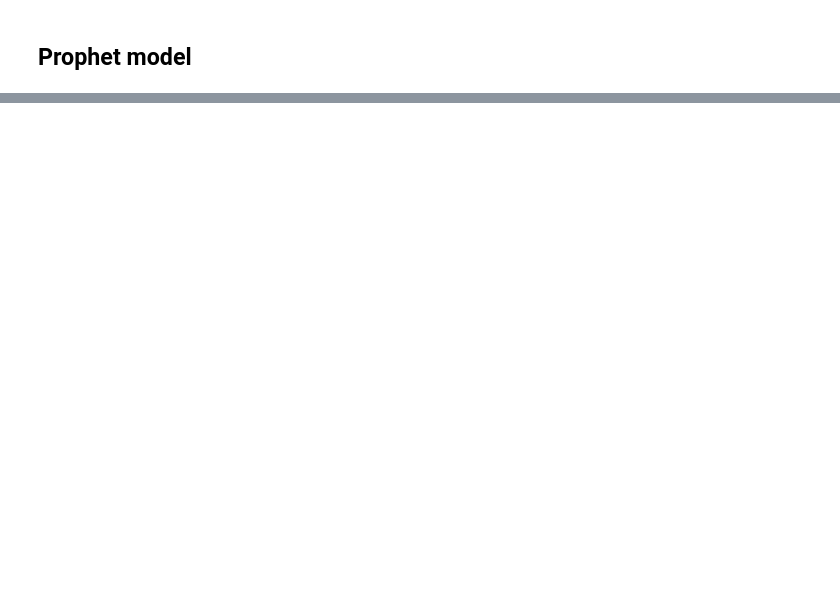
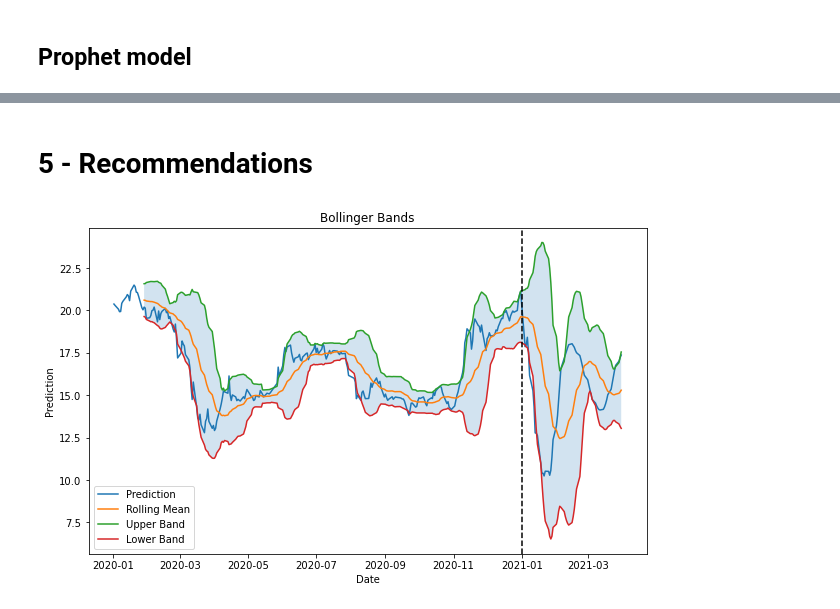
Before and after one commit to nataliegref/Value-Investor, a Jupyter notebook: Fifth project May 24.ipynb, the cells around one changed output, grey strips where cells are left out. Saved outputs shown, nothing was run; the diff lists cells and outputs as text; code cells hidden in the pictures; blank space fills up the shorter version.

```diff
--- a/Fifth project May 24.ipynb
+++ b/Fifth project May 24.ipynb
@@ -630,0 +780,42 @@ model_prophet(data1M)
+# %% [markdown]
+# 5 - Recommendations
+# %%
+def BB(df):
+    # Assuming your DataFrame is named 'df' and 'Prediction' is the column of interest
+    window = 20  # Bollinger Bands window size
+    std_dev = 2  # Standard deviation for the bands
+
+    # Calculate the rolling mean and standard deviation
+    rolling_mean = df['Prediction'].rolling(window=window).mean()
+    rolling_std = df['Prediction'].rolling(window=window).std()
+
+    # Calculate the upper and lower bands
+    upper_band = rolling_mean + std_dev * rolling_std
+    lower_band = rolling_mean - std_dev * rolling_std
+
+    df['Upper'] = upper_band
+    df['Lower'] = lower_band
+
+    # Plot the Bollinger Bands
+    plt.figure(figsize=(10, 6))
+    plt.plot(df.index, df['Prediction'], label='Prediction')
+    plt.plot(df.index, rolling_mean, label='Rolling Mean')
+    plt.plot(df.index, upper_band, label='Upper Band')
+    plt.plot(df.index, lower_band, label='Lower Band')
+    plt.fill_between(df.index, lower_band, upper_band, alpha=0.2)  # Fill area between the bands
+    plt.legend()
+    plt.title('Bollinger Bands')
+    plt.xlabel('Date')
+    plt.ylabel('Prediction')
+    plt.axvline(x='2021-01-01', color='black', linestyle='dashed')
+    plt.show()
+
+    return df
+# %%
+a = data1[data1.index < '2021-01-01']['Price']
+b = forecast['Prediction']
+c = pd.concat([a,b])
+predictions = c.to_frame().rename(columns={0: 'Prediction'})
+newdf = BB(predictions)
+# %% [output]
+[figure, added]
```
Also changed, not shown: parts of 21 cells of this notebook.
